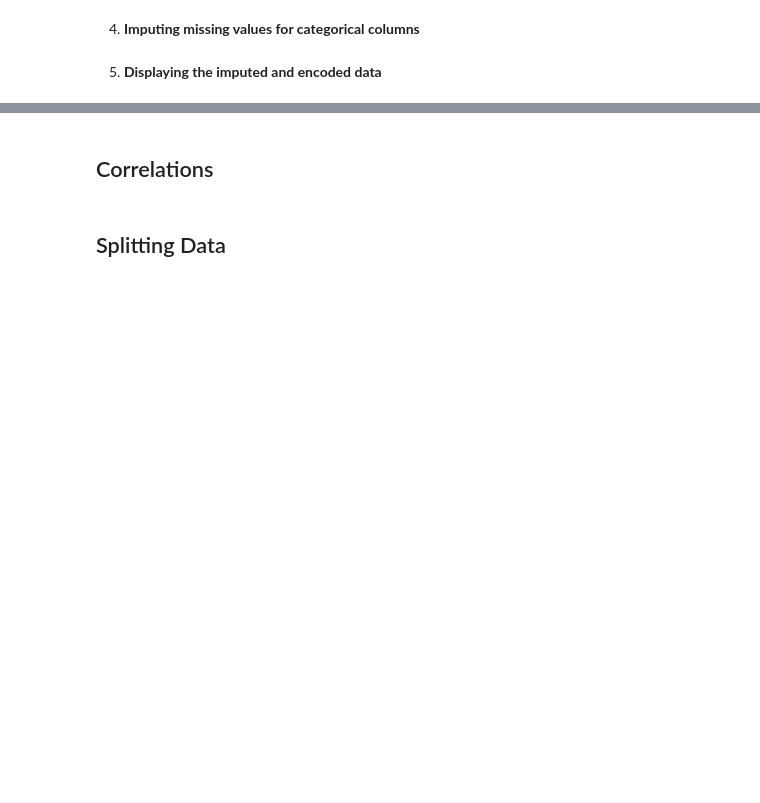
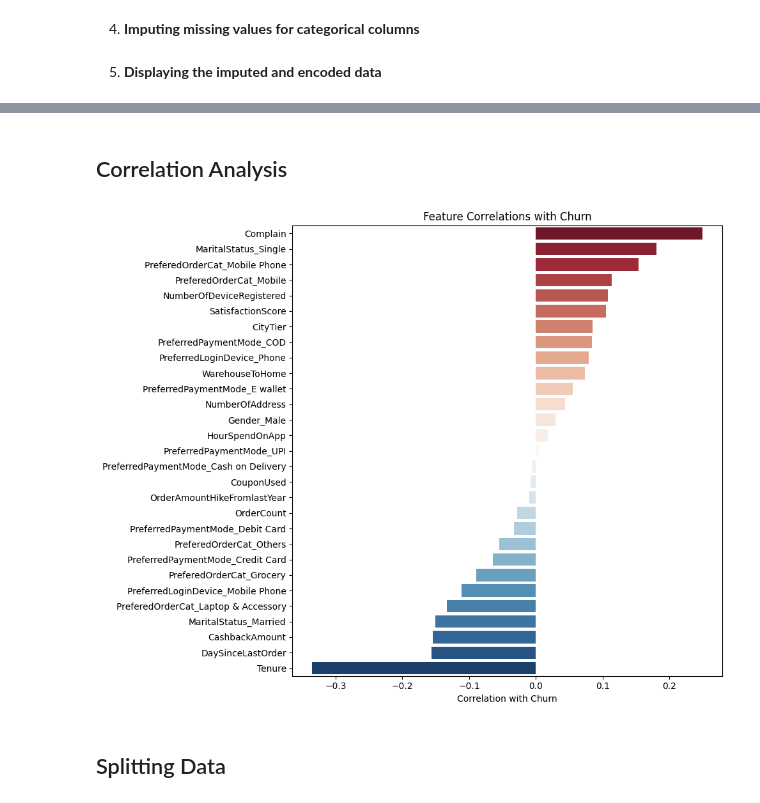
Before and after one commit to SepehrAkbari/LFC-courses, a Jupyter notebook: CSCI-250/Projects/P1/main.ipynb, the cells around one changed output, grey strips where cells are left out. Drawn from its saved outputs; the diff is of its cells as text; code cells hidden in the pictures; blank space fills up the shorter version.

```diff
--- a/CSCI-250/Projects/P1/main.ipynb
+++ b/CSCI-250/Projects/P1/main.ipynb
@@ -109,2 +199,0 @@ df.head()
-# %% [markdown]
-## Correlations
@@ -119,3 +200,21 @@ plt.show()
+# %% [markdown]
+## Correlation Analysis
+# %%
+# corrolations with churn sorted
+churn_corr = df.corr()["Churn"].sort_values(ascending=False)
+# dropping churn because it will always be 1
+churn_corr = churn_corr.drop("Churn")
+
+plt.figure(figsize=(10, 8))
+sns.barplot(x=churn_corr.values, y=churn_corr.index, palette="RdBu")
+
+plt.xlabel("Correlation with Churn")
+plt.ylabel("")
+plt.title("Feature Correlations with Churn")
+plt.tight_layout()
+plt.show()
+# %% [output]
+[figure, added]
 # %% [markdown]
 ## Splitting Data
 # %% [markdown]
```
Also changed, not shown: parts of 38 cells of this notebook, 1 other file.
